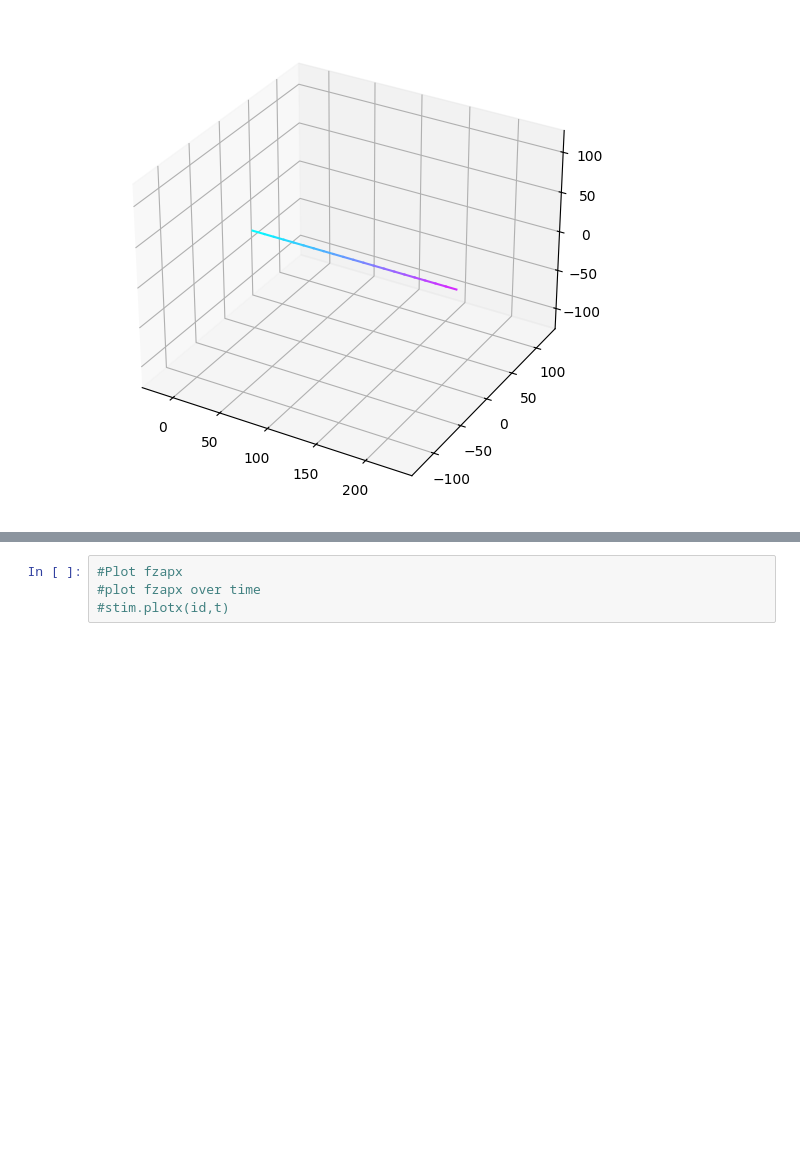
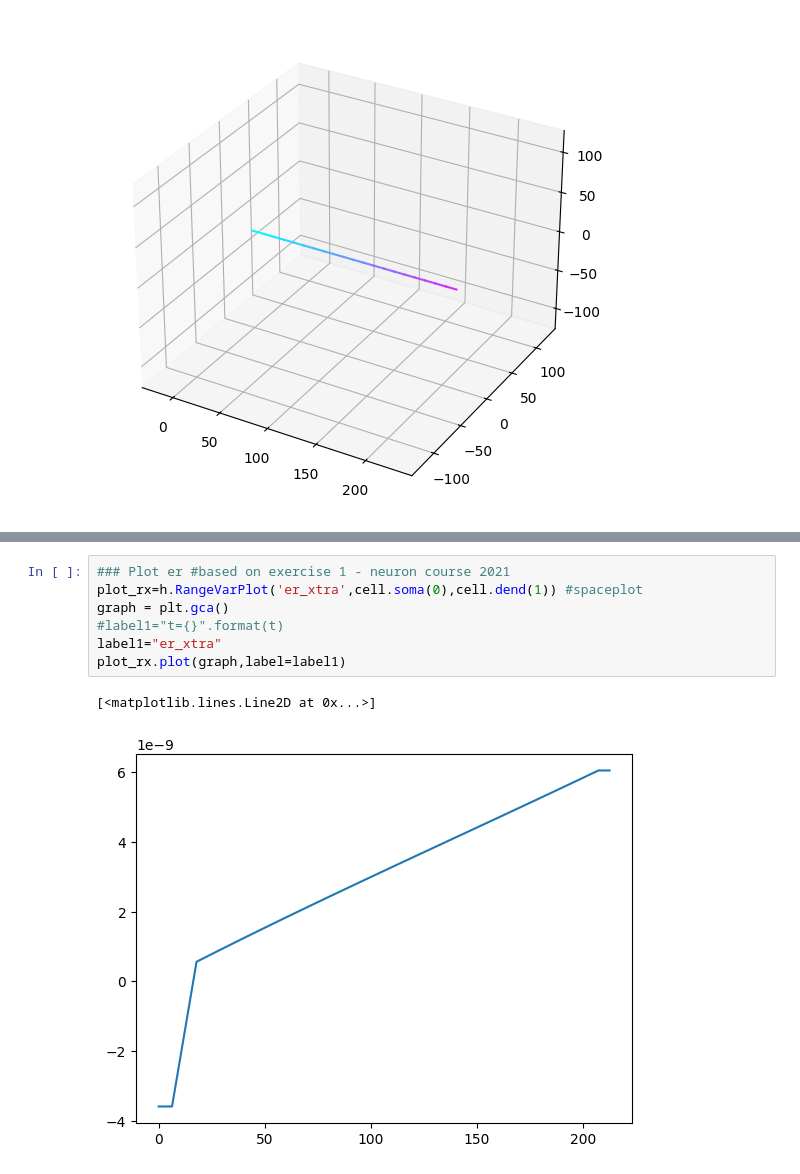
Before and after one commit to pedrofurrix/NEURON_simple_ec_script, a Jupyter notebook: main.ipynb, the cells around one changed output, grey strips where cells are left out. Cells and saved outputs as stored; diff of their text form; blank space fills up the shorter version.

```diff
--- a/main.ipynb
+++ b/main.ipynb
@@ -249,4 +244,10 @@ plt.show()
-# %%
-#Plot fzapx
-#plot fzapx over time
-#stim.plotx(id,t)
+# %%
+### Plot er #based on exercise 1 - neuron course 2021
+plot_rx=h.RangeVarPlot('er_xtra',cell.soma(0),cell.dend(1)) #spaceplot
+graph = plt.gca()
+#label1="t={}".format(t)
+label1="er_xtra"
+plot_rx.plot(graph,label=label1)
+# %% [output]
+[<matplotlib.lines.Line2D at 0x...>]
+[figure, added]
```
Also changed, not shown: parts of 9 cells of this notebook, 4 other files.
